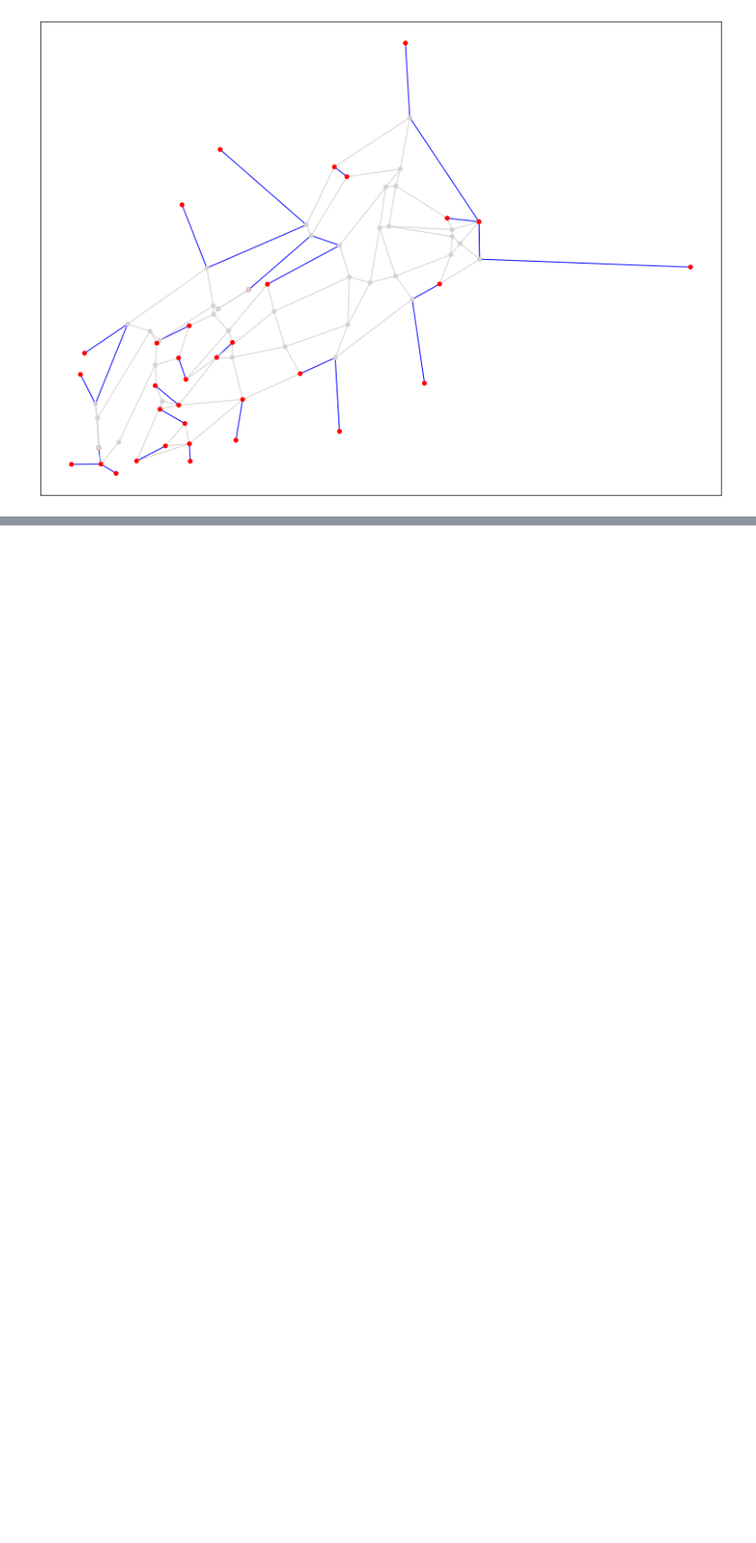
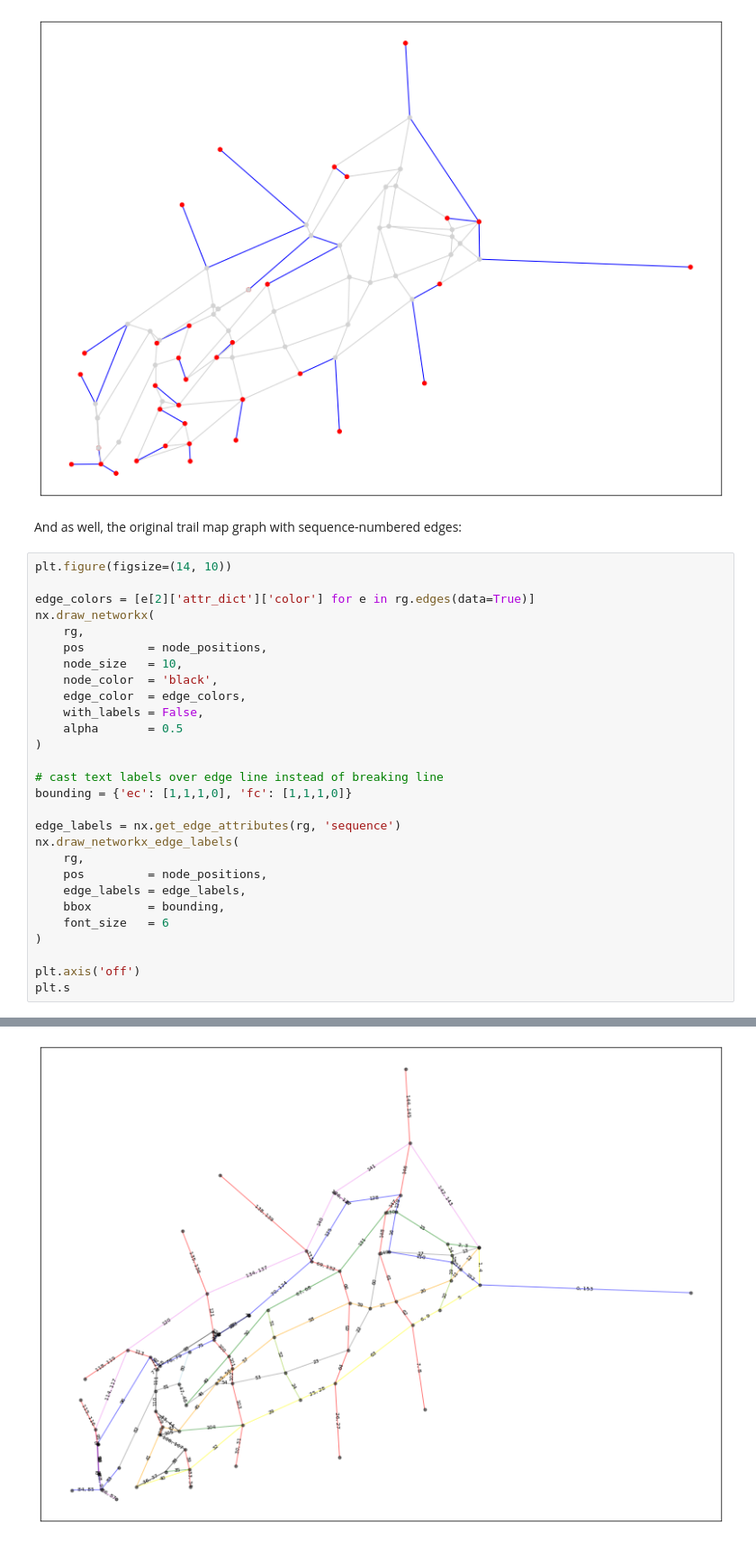
Before and after one commit to oaao/graphic-novels, a Jupyter notebook: novels/algorithms/Route Inspection Problem.ipynb, the cells around one changed output, grey strips where cells are left out. Shown at 90% size. Cells and saved outputs as stored; diff of their text form; blank space fills up the shorter version.

Commit message:
rev: route inspection - labeled viz

```diff
--- a/novels/algorithms/Route Inspection Problem.ipynb
+++ b/novels/algorithms/Route Inspection Problem.ipynb
@@ -545,3 +545,34 @@ nx.draw_networkx(
 )
 # %% [output]
 [figure]
+# %% [markdown]
+And as well, the original trail map graph with sequence-numbered edges:
+# %%
+plt.figure(figsize=(14, 10))
+
+edge_colors = [e[2]['attr_dict']['color'] for e in rg.edges(data=True)]
+nx.draw_networkx(
+    rg,
+    pos         = node_positions,
+    node_size   = 10,
+    node_color  = 'black',
+    edge_color  = edge_colors,
+    with_labels = False,
+    alpha       = 0.5
+)
+
+# cast text labels over edge line instead of breaking line
+bounding = {'ec': [1,1,1,0], 'fc': [1,1,1,0]}
+
+edge_labels = nx.get_edge_attributes(rg, 'sequence')
+nx.draw_networkx_edge_labels(
+    rg,
+    pos         = node_positions,
+    edge_labels = edge_labels,
+    bbox        = bounding,
+    font_size   = 6
+)
+
+plt.axis('off')
+plt.s
+# %% [output]
@@ -547,0 +596 @@ nx.draw_networkx(
+[figure, added]
```
Also changed, not shown: parts of 1 cell of this notebook.
